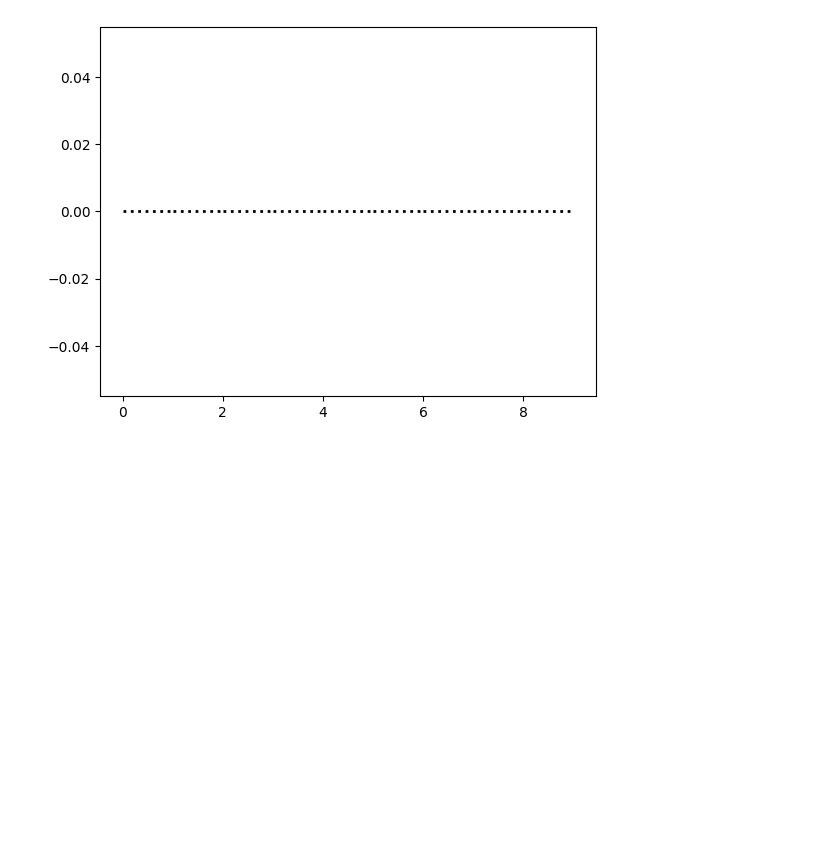
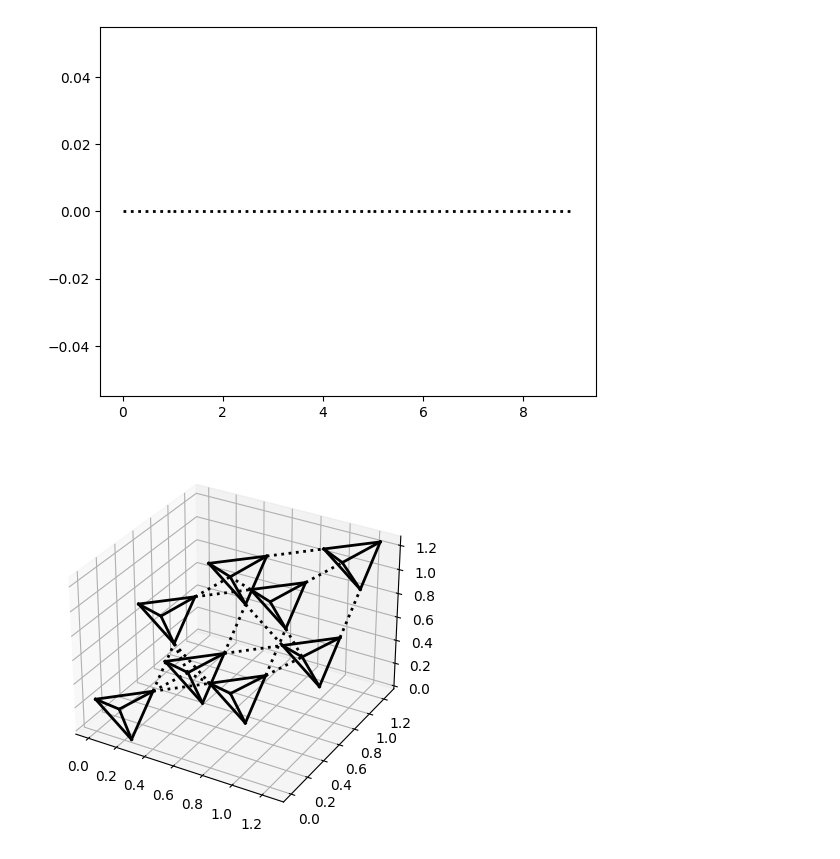
Before and after one commit to JonasHabel/magpy, a Jupyter notebook: playground/documentation_code.ipynb, the cells around one changed output. Drawn from its saved outputs; the diff is of its cells as text; code cells hidden in the pictures; blank space fills up the shorter version.

```diff
--- a/playground/documentation_code.ipynb
+++ b/playground/documentation_code.ipynb
@@ -224,0 +260,7 @@ XXZ_interaction = Interaction(
+# %%
+from magpy.lattice import *
+from magpy.plot import lattice_plot
+
+lattice_plot.plot_lattice(PyrochloreLattice(), (2, 2, 2))
+# %% [output]
+[figure, added]
```
Also changed, not shown: parts of 2 cells of this notebook.
